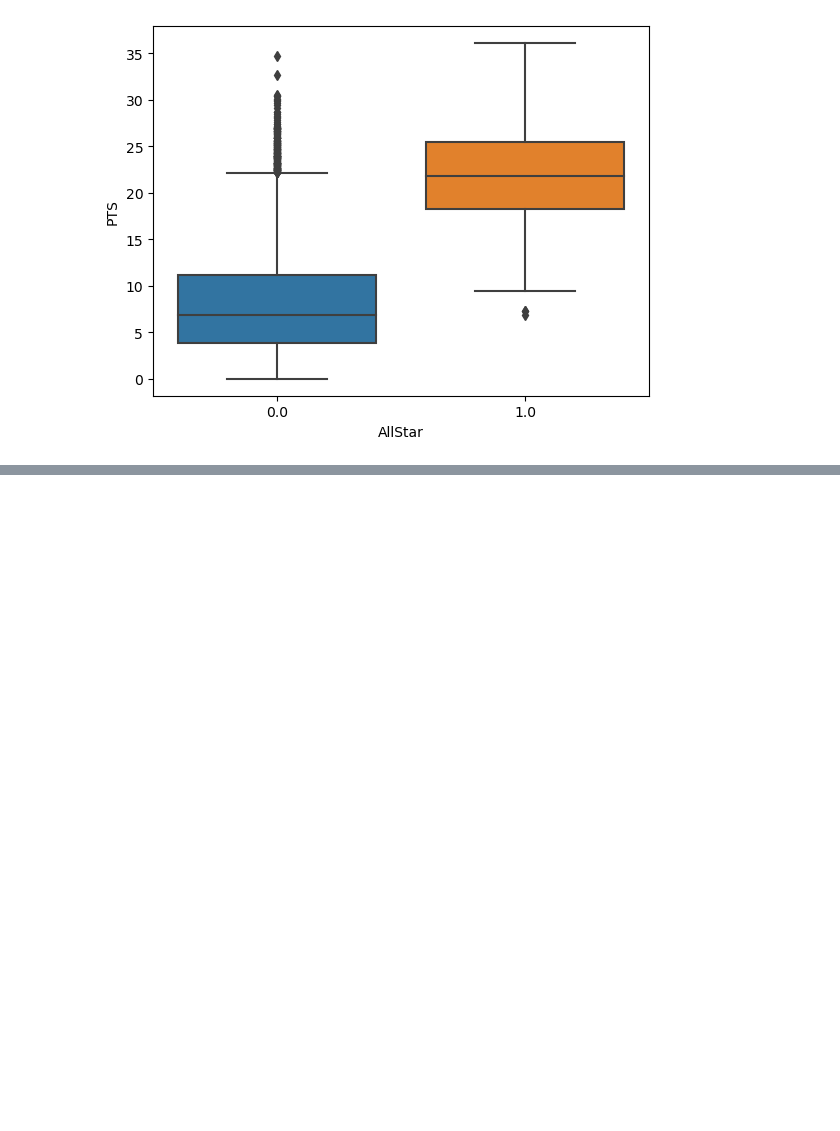
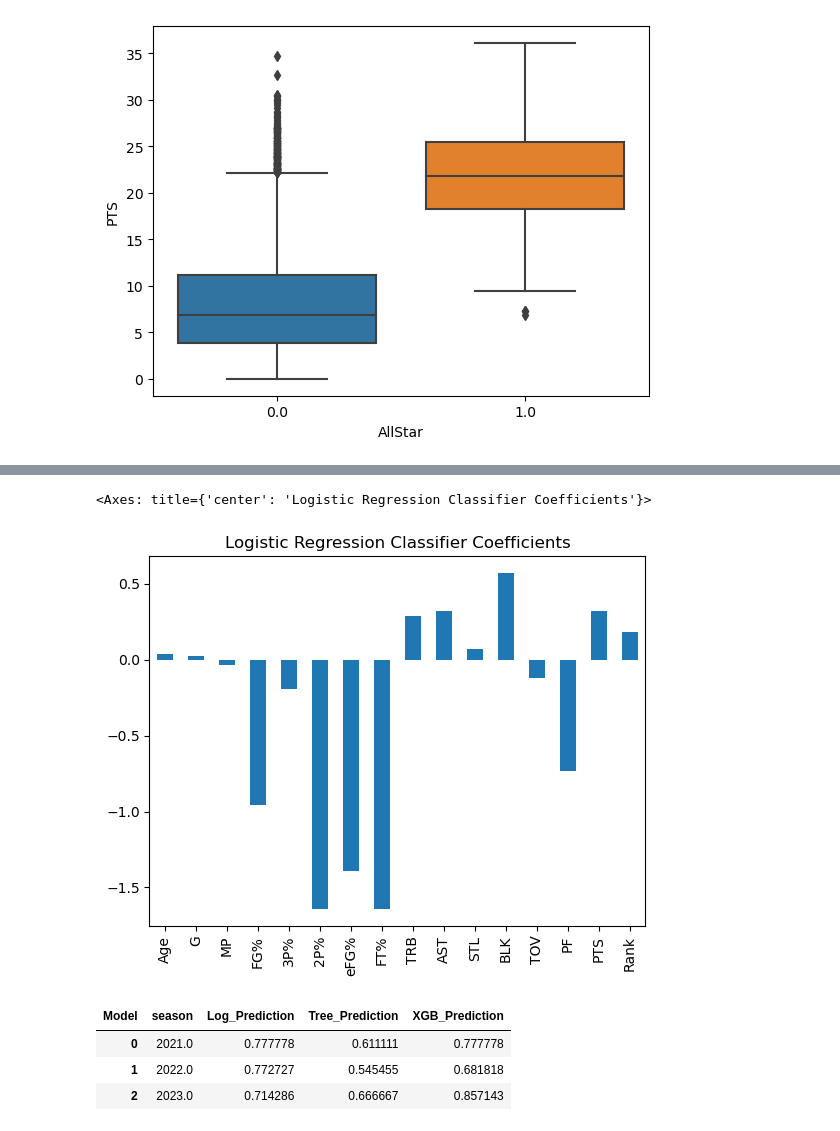
Before and after one commit to BenjaminCereda/nba-data-science-projects, a Jupyter notebook: NBA_Forecast_Project.ipynb, the cells around one changed output, grey strips where cells are left out. Cells and saved outputs as stored; diff of their text form; code cells hidden in the pictures; blank space fills up the shorter version.

```diff
--- a/NBA_Forecast_Project.ipynb
+++ b/NBA_Forecast_Project.ipynb
@@ -276,0 +331,10 @@ sns.boxplot(data=player_stats, x="AllStar", y="PTS")
+# %%
+#Generate graph of Log. Reg. Coefficients
+pd.Series(
+    model_log_allstar.coef_[0],
+    X_allstar.columns
+
+).plot(kind='bar', title='Logistic Regression Classifier Coefficients')
+# %% [output]
+<Axes: title={'center': 'Logistic Regression Classifier Coefficients'}>
+[figure, added]
@@ -276,0 +434,52 @@ sns.boxplot(data=player_stats, x="AllStar", y="PTS")
+# %%
+"""
+We now aim to validate the performance of all three models through a custom metric.
+The metrics consists in taking 24 players with highest likelihood of being part of the All Star game for each season, as predicted by the model.
+In the next step, we check how many of these players were actually part of the All Star game.
+Afterwards, the results are plotted, making use of our plotting function.
+"""
+
+#create separeate dataframe for score evaluation and filter for pertinent years
+df_score = df_test.copy()
+
+#predict probabilities for All Star game appeareance for each player for each model
+df_score['Log_Prediction'] = model_xgb_allstar.predict_proba(df_score[cols_allstar])[:,1]
+df_score['XGB_Prediction'] = model_log_allstar.predict_proba(df_score[cols_allstar])[:,1]
+df_score['Tree_Prediction'] = model_clf_allstar.predict_proba(df_score[cols_allstar])[:,1]
+
+#modify dataframe so that for any player the prediction of each model is in a separate line
+df_long = df_score.melt(
+    id_vars = ['season', 'playerName', 'AllStar'],
+    value_vars = ['Log_Prediction', 'XGB_Prediction', 'Tree_Prediction'],
+    var_name='Model',
+    value_name='Prediction'
+)
+
+#group by season and model and only keep 24 player with highest probability
+top_preds = (
+    df_long
+        .sort_values(by=['season', 'Model', 'Prediction'], ascending=[True, True, False])
+        .groupby(by=['season', 'Model'])
+        .head(24)
+)
+
+#counts number of allstar for each season
+allstars = df_test.groupby(by='season')['AllStar'].sum()
+
+#create dataframe containing the percentage of correctly predicted All Star game players for each season, for each model
+correct = (
+    top_preds
+        .groupby(by=['season', 'Model'])['AllStar'].sum()
+        .reset_index(name="Correct")
+        .merge(allstars, on="season")
+        .assign(pct=lambda x : x.Correct / x.AllStar)
+        .pivot(index='season', columns='Model', values='pct')
+        .reset_index()
+)
+
+correct
+# %% [output]
+| Model | season | Log_Prediction | Tree_Prediction | XGB_Prediction |
+| 0 | 2021.0 | 0.777778 | 0.611111 | 0.777778 |
+| 1 | 2022.0 | 0.772727 | 0.545455 | 0.681818 |
+| 2 | 2023.0 | 0.714286 | 0.666667 | 0.857143 |
```
Also changed, not shown: parts of 45 cells of this notebook, 13 other files.
